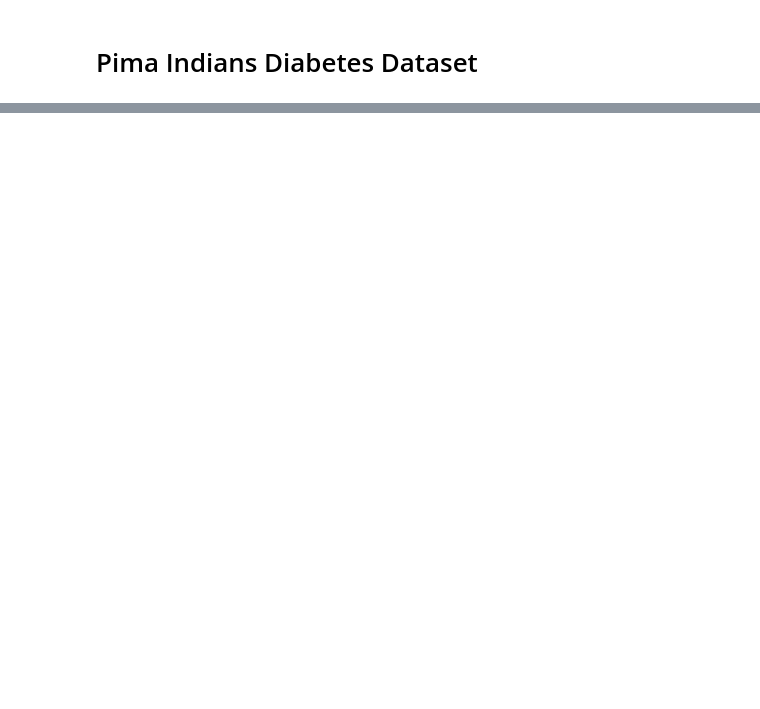
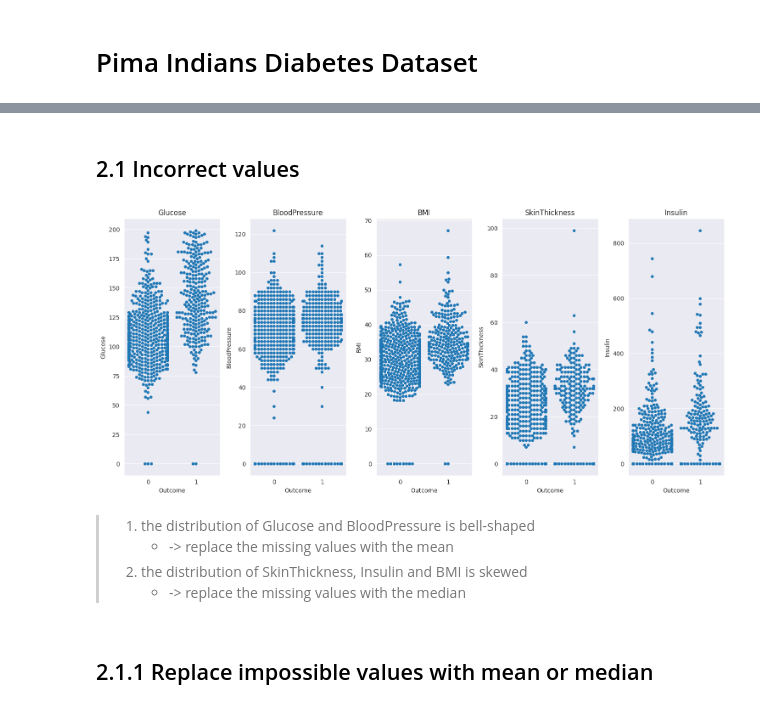
Before and after one commit to nhatlam96/ml-bank_notes_diabetes, a Jupyter notebook: diabetes/diabetes_nhatlam.ipynb, the cells around one changed output, grey strips where cells are left out. Drawn from its saved outputs; the diff is of its cells as text; code cells hidden in the pictures; blank space fills up the shorter version.

Commit message:
diabetes_nhatlam.ipynb done

```diff
--- a/diabetes/diabetes_nhatlam.ipynb
+++ b/diabetes/diabetes_nhatlam.ipynb
@@ -559,0 +24,3 @@ compare_models([models_gridsearch_xy, models_default_xy], ['GridSearchCV', 'Defa
+# %%
+diabetes_untouched = pandas.read_csv('diabetes.csv')
+diabetes_untouched.describe().round(2).T
@@ -559,0 +57,24 @@ compare_models([models_gridsearch_xy, models_default_xy], ['GridSearchCV', 'Defa
+# %% [markdown]
+## 2.1 Incorrect values
+# %%
+features_with_nans = ['Glucose', 'BloodPressure', 'BMI', 'SkinThickness', 'Insulin']
+
+plot_checking_nans_outliers, sub_plot = matplotlib.pyplot.subplots(1, len(features_with_nans), figsize=(15, 7))
+with warnings.catch_warnings():
+    warnings.simplefilter("ignore")
+
+    for each_iteration, each_feature in enumerate(features_with_nans):
+        sub_plot[each_iteration].set_title(each_feature)
+        seaborn.swarmplot(x="Outcome", y=each_feature, data=diabetes_untouched, ax=sub_plot[each_iteration])
+
+    matplotlib.pyplot.tight_layout()
+    matplotlib.pyplot.show()
+# %% [output]
+[figure, added]
+# %% [markdown]
+> 1. the distribution of Glucose and BloodPressure is bell-shaped
+>    - -> replace the missing values with the mean
+> 2. the distribution of SkinThickness, Insulin and BMI is skewed
+>    - -> replace the missing values with the median
+# %% [markdown]
+## 2.1.1 Replace impossible values with mean or median
```
Also changed, not shown: parts of 52 cells of this notebook.
